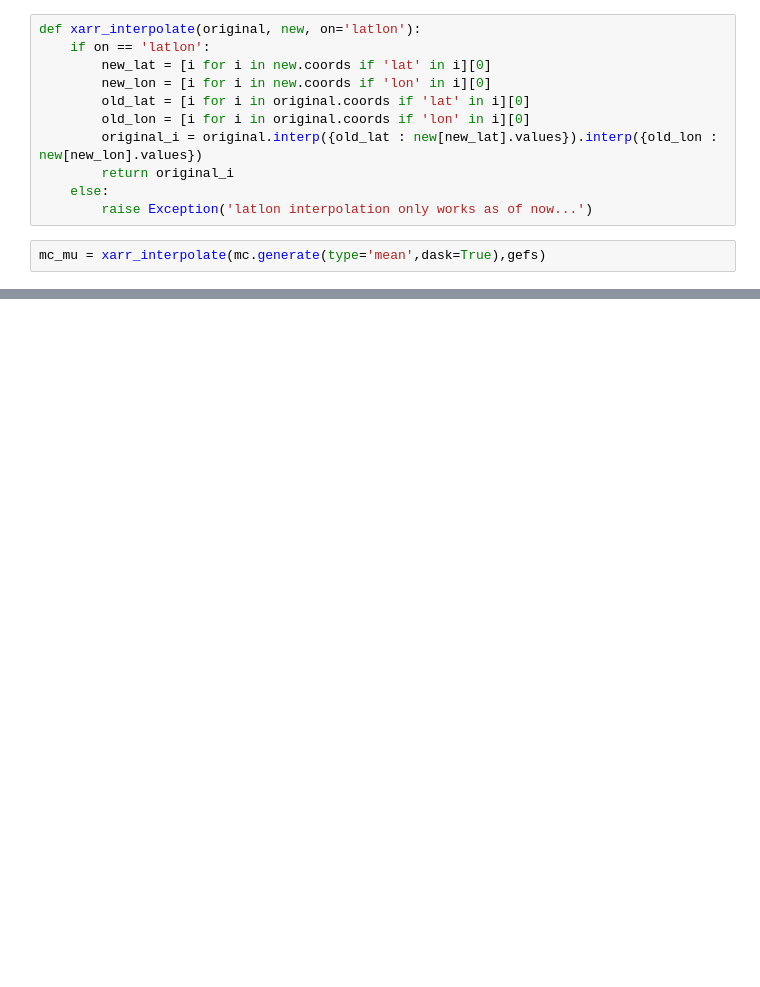
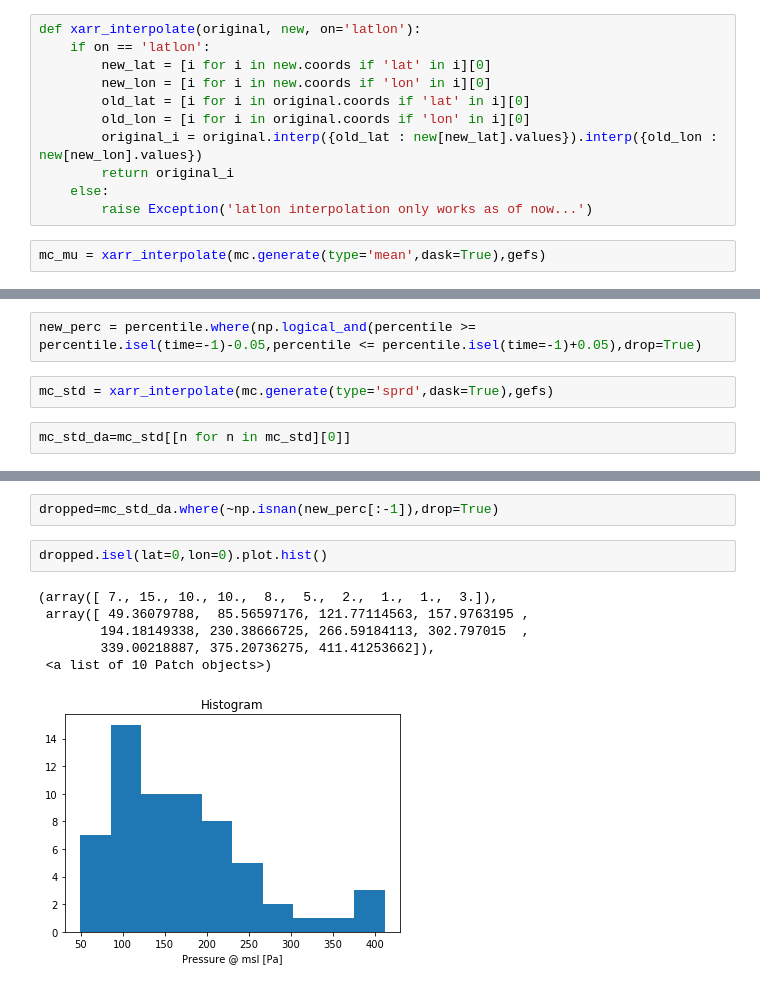
Before and after one commit to aaTman/espr_legacy, a Jupyter notebook: src/test_interp_percentiles.ipynb, the cells around one changed output, grey strips where cells are left out. Drawn from its saved outputs; the diff is of its cells as text; blank space fills up the shorter version.

```diff
--- a/src/test_interp_percentiles.ipynb
+++ b/src/test_interp_percentiles.ipynb
@@ -135,0 +166,6 @@ Data variables:
+# %%
+new_perc = percentile.where(np.logical_and(percentile >= percentile.isel(time=-1)-0.05,percentile <= percentile.isel(time=-1)+0.05),drop=True)
+# %%
+mc_std = xarr_interpolate(mc.generate(type='sprd',dask=True),gefs)
+# %%
+mc_std_da=mc_std[[n for n in mc_std][0]]
@@ -135,0 +182,11 @@ Data variables:
+# %%
+dropped=mc_std_da.where(~np.isnan(new_perc[:-1]),drop=True)
+# %%
+dropped.isel(lat=0,lon=0).plot.hist()
+# %% [output]
+(array([ 7., 15., 10., 10.,  8.,  5.,  2.,  1.,  1.,  3.]),
+ array([ 49.36079788,  85.56597176, 121.77114563, 157.9763195 ,
+        194.18149338, 230.38666725, 266.59184113, 302.797015  ,
+        339.00218887, 375.20736275, 411.41253662]),
+ <a list of 10 Patch objects>)
+[figure, added]
```
Also changed, not shown: parts of 24 cells of this notebook, 2 other files.
